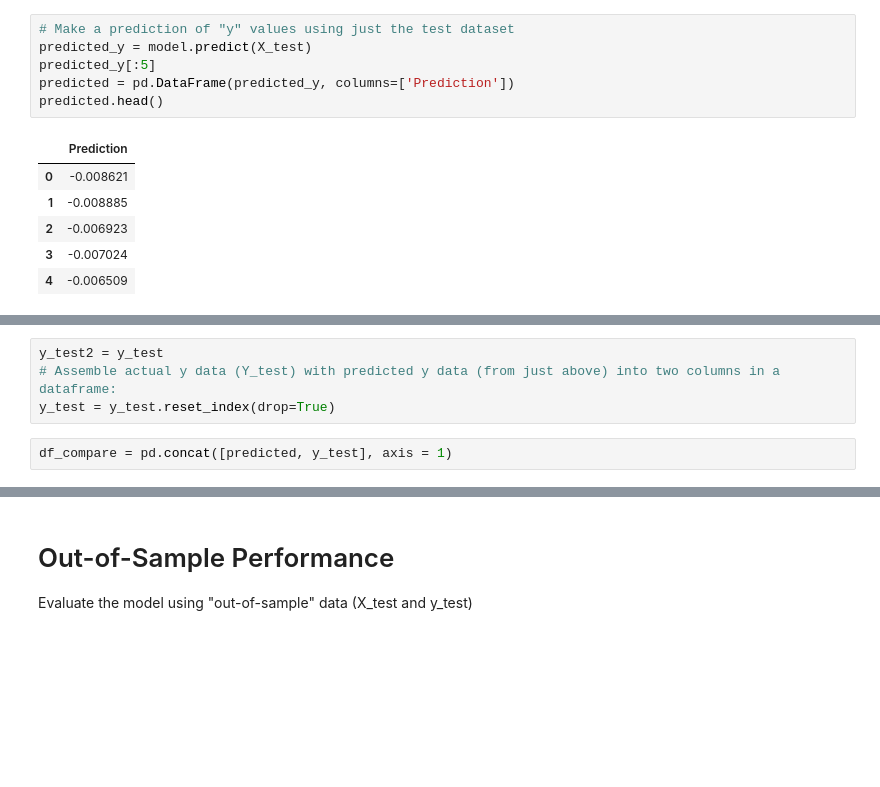
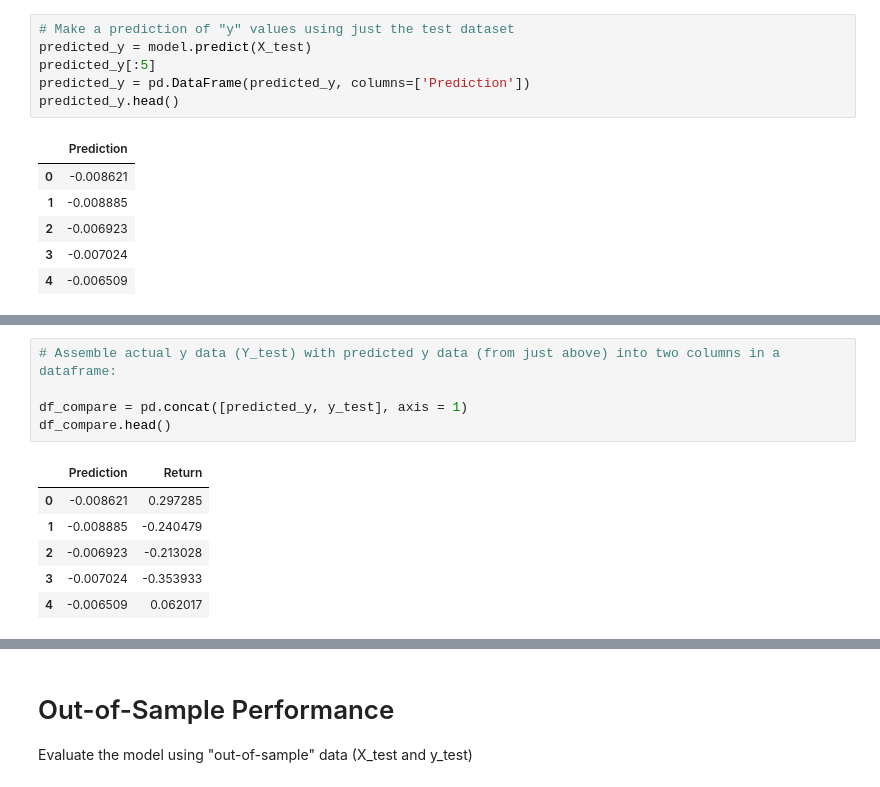
Before and after one commit to Anthibian/Time-Series-Analysis, a Jupyter notebook: Starter_Code/regression_analysis.ipynb, the cells around one changed output, grey strips where cells are left out. Saved outputs shown, nothing was run; the diff lists cells and outputs as text; blank space fills up the shorter version.

```diff
--- a/Starter_Code/regression_analysis.ipynb
+++ b/Starter_Code/regression_analysis.ipynb
@@ -155,8 +155,8 @@ Note: We want to evaluate the model using data that it has never seen before, in
 # Make a prediction of "y" values using just the test dataset
 predicted_y = model.predict(X_test)
 predicted_y[:5]
-predicted = pd.DataFrame(predicted_y, columns=['Prediction'])
-predicted.head()
+predicted_y = pd.DataFrame(predicted_y, columns=['Prediction'])
+predicted_y.head()
 # %% [output]
 |  | Prediction |
 | 0 | -0.008621 |
@@ -167,6 +181,12 @@ predicted.head()
 # %%
-y_test2 = y_test
 # Assemble actual y data (Y_test) with predicted y data (from just above) into two columns in a dataframe:
-y_test = y_test.reset_index(drop=True)
+
+df_compare = pd.concat([predicted_y, y_test], axis = 1)
+df_compare.head()
+# %% [output]
+|  | Prediction | Return |
+| 0 | -0.008621 | 0.297285 |
+| 1 | -0.008885 | -0.240479 |
+| 2 | -0.006923 | -0.213028 |
+| 3 | -0.007024 | -0.353933 |
+| 4 | -0.006509 | 0.062017 |
-# %%
-df_compare = pd.concat([predicted, y_test], axis = 1)
```
Also changed, not shown: parts of 4 cells of this notebook.
